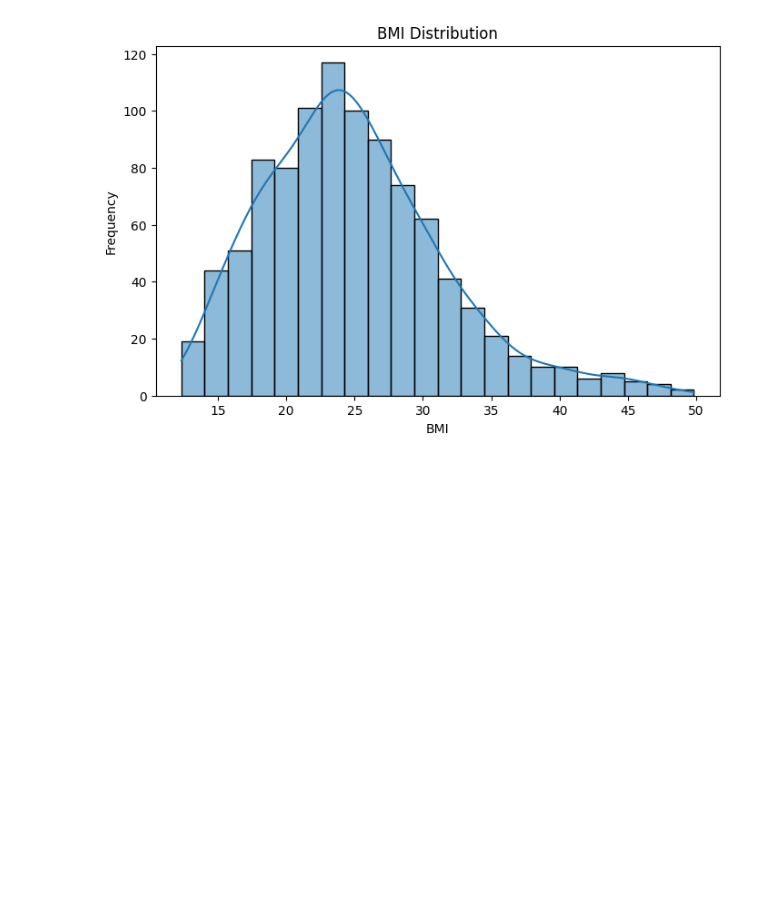
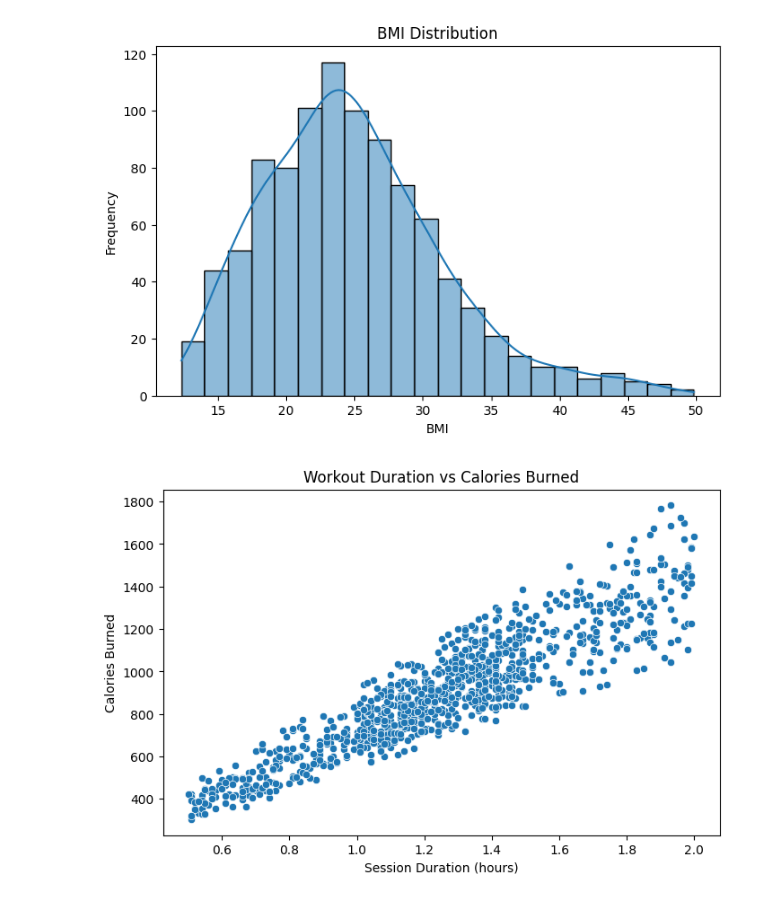
Before and after one commit to samifahim07/FitCoach-AI-Personal-Workout-Intelligence-System, a Jupyter notebook: fitcoach_ai(eda + visualization).ipynb, the cells around one changed output. Saved outputs shown, nothing was run; the diff lists cells and outputs as text; code cells hidden in the pictures; blank space fills up the shorter version.

```diff
--- a/fitcoach_ai(eda + visualization).ipynb
+++ b/fitcoach_ai(eda + visualization).ipynb
@@ -256,3 +256,19 @@ plt.ylabel('Frequency')
 plt.show()
 # %% [output]
 [figure]
+# %%
+plt.figure(figsize=(8, 5))
+
+sns.scatterplot(
+    x='Session_Duration (hours)',
+    y='Calories_Burned',
+    data=df
+)
+
+plt.title('Workout Duration vs Calories Burned')
+plt.xlabel('Session Duration (hours)')
+plt.ylabel('Calories Burned')
+
+plt.show()
+# %% [output]
+[figure, added]
```
